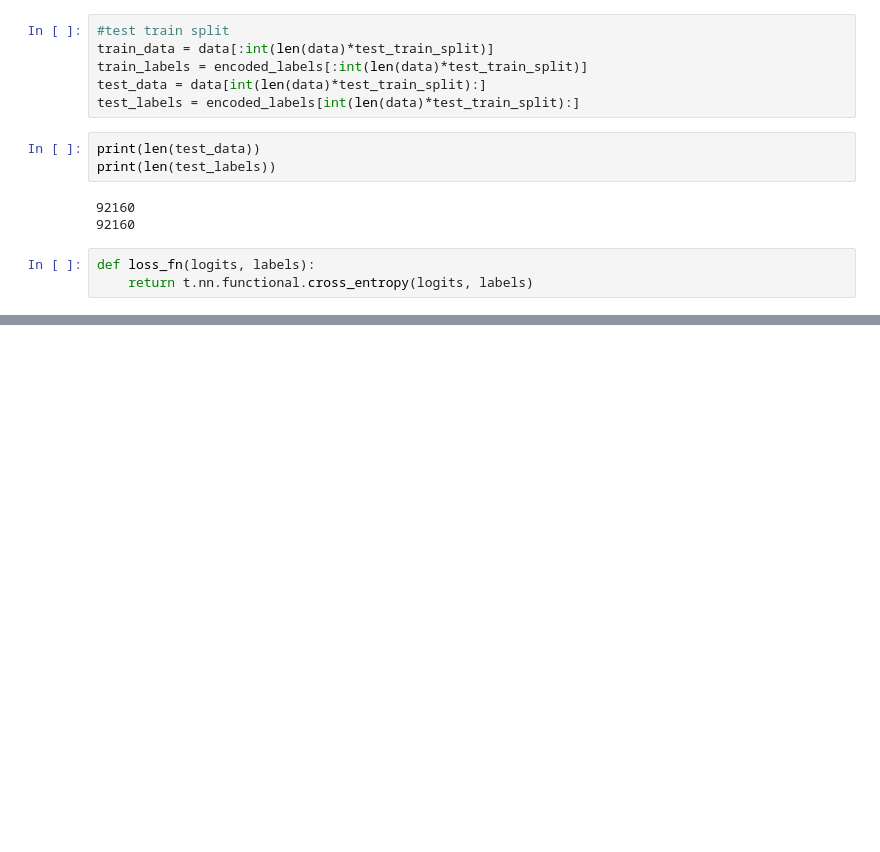
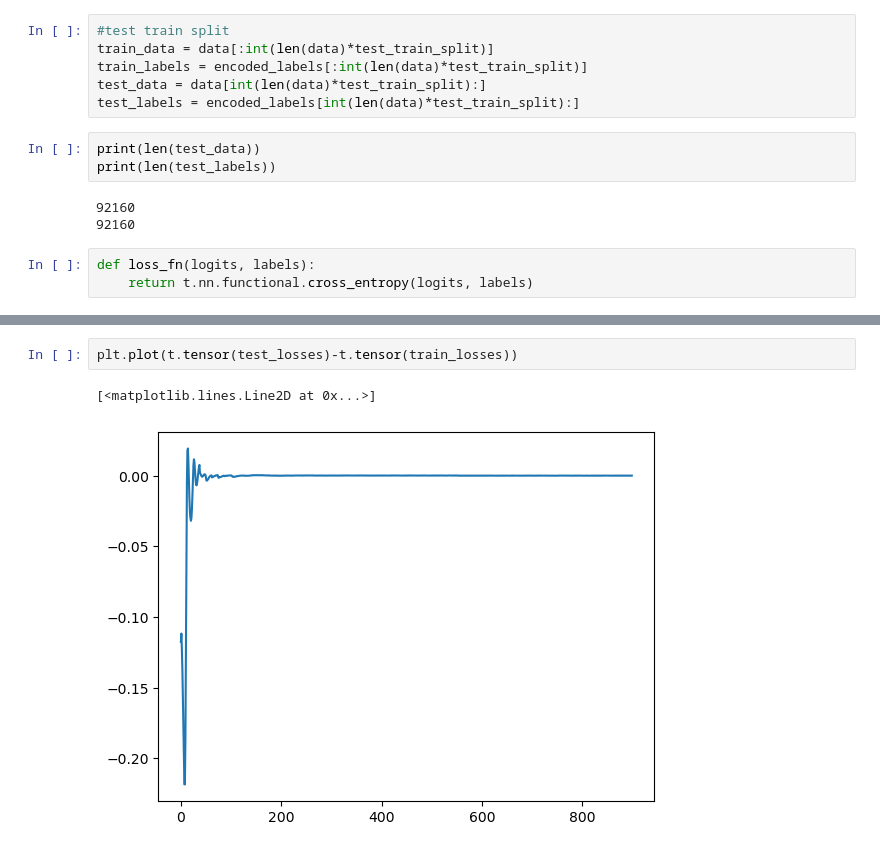
Before and after one commit to obayyub/Alphatoe, a Jupyter notebook: model.ipynb, the cells around one changed output, grey strips where cells are left out. Drawn from its saved outputs; the diff is of its cells as text; blank space fills up the shorter version.

```diff
--- a/model.ipynb
+++ b/model.ipynb
@@ -114,0 +289,5 @@ RuntimeError: CUDA out of memory. Tried to allocate 450.00 MiB (GPU 0; 7.78 GiB
+# %%
+plt.plot(t.tensor(test_losses)-t.tensor(train_losses))
+# %% [output]
+[<matplotlib.lines.Line2D at 0x...>]
+[figure, added]
```
Also changed, not shown: parts of 4 cells of this notebook.
